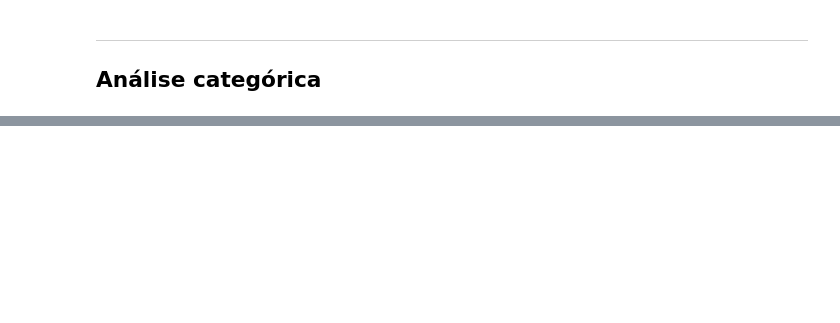
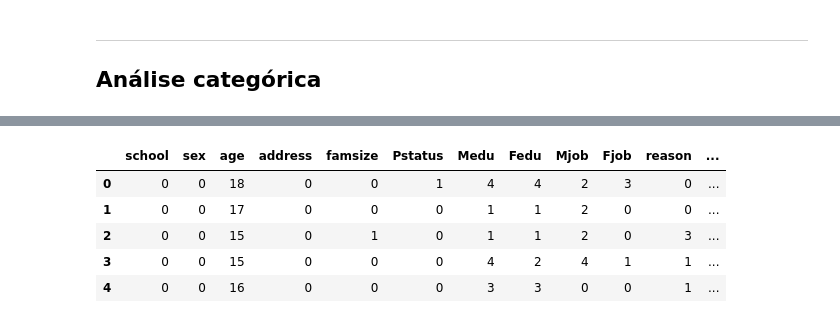
Before and after one commit to Lahiry/C.R.I.N.G.E.Y., a Jupyter notebook: Projeto2.ipynb, the cells around one changed output, grey strips where cells are left out. Drawn from its saved outputs; the diff is of its cells as text; code cells hidden in the pictures; blank space fills up the shorter version.

```diff
--- a/Projeto2.ipynb
+++ b/Projeto2.ipynb
@@ -262,0 +269,29 @@ data.groupby(by = 'Walc')['G1', 'G2','G3'].mean()
+# %%
+# Transformando variáveis categóricas nominais em categórias ordinais
+
+data.sex.cat.rename_categories({'F': '0', 'M': '1'}, inplace=True)
+data.famsize.cat.rename_categories({'GT3': '0', 'LE3': '1'}, inplace=True)
+data.school.cat.rename_categories({'GP': '0', 'MS': '1'}, inplace=True)
+data.address.cat.rename_categories({'U': '0', 'R': '1'}, inplace=True)
+data.Pstatus.cat.rename_categories({'T': '0', 'A': '1'}, inplace=True)
+data.reason.cat.rename_categories({'course': '0', 'home': '1', 'reputation' : '2', 'other' : '3'}, inplace=True)
+data.guardian.cat.rename_categories({'mother': '0', 'father': '1', 'other' : '3'}, inplace=True)
+data.Mjob.cat.rename_categories({'other': '0', 'services': '1', 'at_home' : '2', 'teacher' : '3', 'health' : '4'}, inplace=True)
+data.Fjob.cat.rename_categories({'other': '0', 'services': '1', 'at_home' : '2', 'teacher' : '3', 'health' : '4'}, inplace=True)
+
+lista_columns_binary=['schoolsup', 'famsup', 'paid', 'activities', 'nursery', 'higher', 'internet', 'romantic']
+for column in lista_columns_binary:
+    data[column].cat.rename_categories({'yes': '0', 'no': '1'}, inplace=True)
+
+data.drop('G1', axis=1, inplace=True)
+data.drop('G2', axis=1, inplace=True)
+data.rename(columns={'G3':'finalG'}, inplace=True)
+
+data.head()
+# %% [output]
+|  | school | sex | age | address | famsize | Pstatus | Medu | Fedu | Mjob | Fjob | reason | ... |
+| 0 | 0 | 0 | 18 | 0 | 0 | 1 | 4 | 4 | 2 | 3 | 0 | ... |
+| 1 | 0 | 0 | 17 | 0 | 0 | 0 | 1 | 1 | 2 | 0 | 0 | ... |
+| 2 | 0 | 0 | 15 | 0 | 1 | 0 | 1 | 1 | 2 | 0 | 3 | ... |
+| 3 | 0 | 0 | 15 | 0 | 0 | 0 | 4 | 2 | 4 | 1 | 1 | ... |
+| 4 | 0 | 0 | 16 | 0 | 0 | 0 | 3 | 3 | 0 | 0 | 1 | ... |
```
Also changed, not shown: parts of 23 cells of this notebook.
